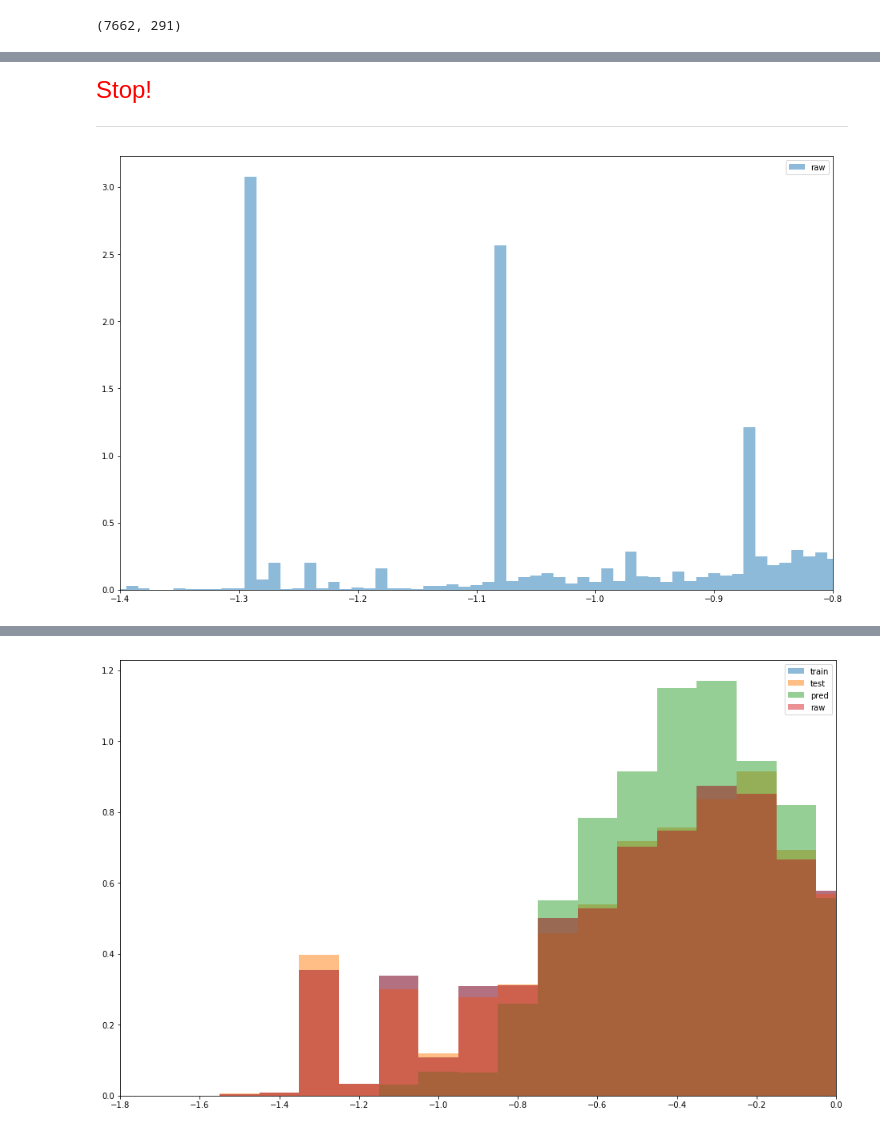
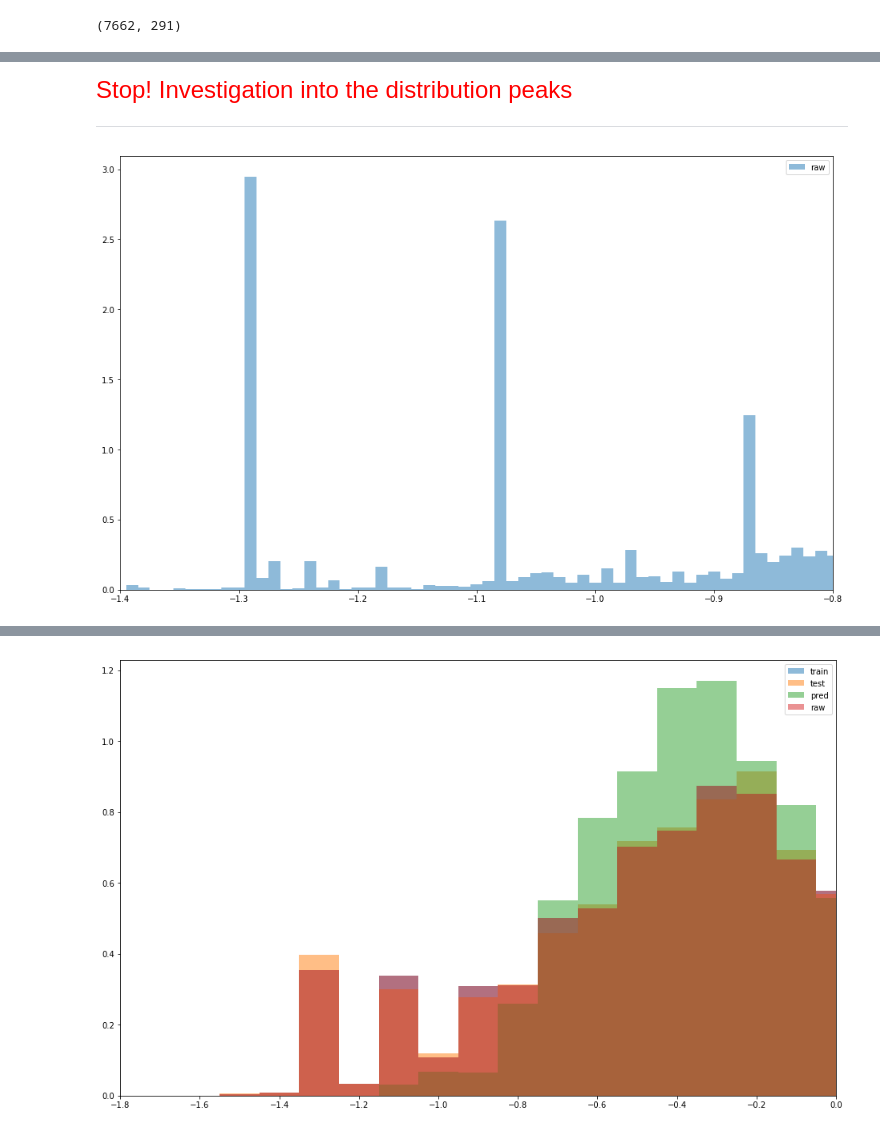
Before and after one commit to m-salewski/data-modeling-protocol, a Jupyter notebook: notebooks/modeling/sberbank_russian_housing__main.ipynb, the cells around one changed output, grey strips where cells are left out. Drawn from its saved outputs; the diff is of its cells as text; code cells hidden in the pictures.

Commit message:
NB: * explore removing features * explore massaging distribution -> improvement NOTE: NB needs tidying

```diff
--- a/notebooks/modeling/sberbank_russian_housing__main.ipynb
+++ b/notebooks/modeling/sberbank_russian_housing__main.ipynb
@@ -619,0 +731,2 @@ from sklearn.linear_model import LinearRegression
+# %%
+id_list = get_peak_ids(df_targ)
@@ -619,0 +737,5 @@ from sklearn.linear_model import LinearRegression
+# %%
+id_list = list(map(int, id_list))
+# %%
+df_targ = df_targ[df_targ['id'].isin(id_list)].copy()
+#df_idtarg['price_doc'] = stasca.fit_transform(df_idtarg['price_doc'].values.reshape(-1, 1))
@@ -620,6 +759,9 @@ from sklearn.linear_model import LinearRegression
 # %%
-train, test, y_train, y_test = train_test_split(df.drop(["id", "timestamp", "price_doc"], axis=1),
-                                                df["price_doc"], random_state=10, test_size=0.25)
+'''train, test, y_train, y_test = train_test_split(df.drop(["id", "timestamp"], axis=1),
+                                                df_targ, random_state=10, test_size=0.25)
+'''
+train, test, y_train, y_test = train_test_split(df[df['id'].isin(id_list)].drop(["id", "timestamp"], axis=1),
+                                                df_targ.drop(["id","price_doc"], axis=1), random_state=10, test_size=0.25)
 # %%
 xgb_params = {
     'eta': 0.05,
@@ -847,6 +1067,6 @@ dict(zip(df_dtypes.column, df_dtypes.datatype.astype(str)))
  'market_count_5000': 'int64'}
 # %% [markdown]
 <font color='red' size=5>
-    Stop!
+    Stop! Investigation into the distribution peaks
 </font>
 <hr style="border: solid rgb(255,0,0) 0.0px; background-color: rgb(255,0,0);height: 2.0px;"/>
@@ -853,12 +1076,12 @@ dict(zip(df_dtypes.column, df_dtypes.datatype.astype(str)))
 # %%
 bin_width = 0.01
 bins=np.arange(-2,12 + bin_width, bin_width)
-hist_df_price_doc, _ = np.histogram(df.price_doc.values, bins=bins, density=True)
+hist_df_price_doc, _ = np.histogram(y_train.price_doc.values, bins=bins, density=True)
 
 fig, ax = plt.subplots(1,1,figsize=[16,10])
 #ax.bar( x=bins[:-1],height=hist_test, width=bin_width, label='test', alpha=0.5)
 ax.bar( x=bins[:-1],height=hist_df_price_doc, width=bin_width, label='raw', alpha=0.5)
 ax.set_xlim(-1.4, -0.8)
 ax.legend();
 # %% [output]
-[figure, old version]
+[figure, new version]
```
Also changed, not shown: parts of 101 cells of this notebook, 1 other file.
